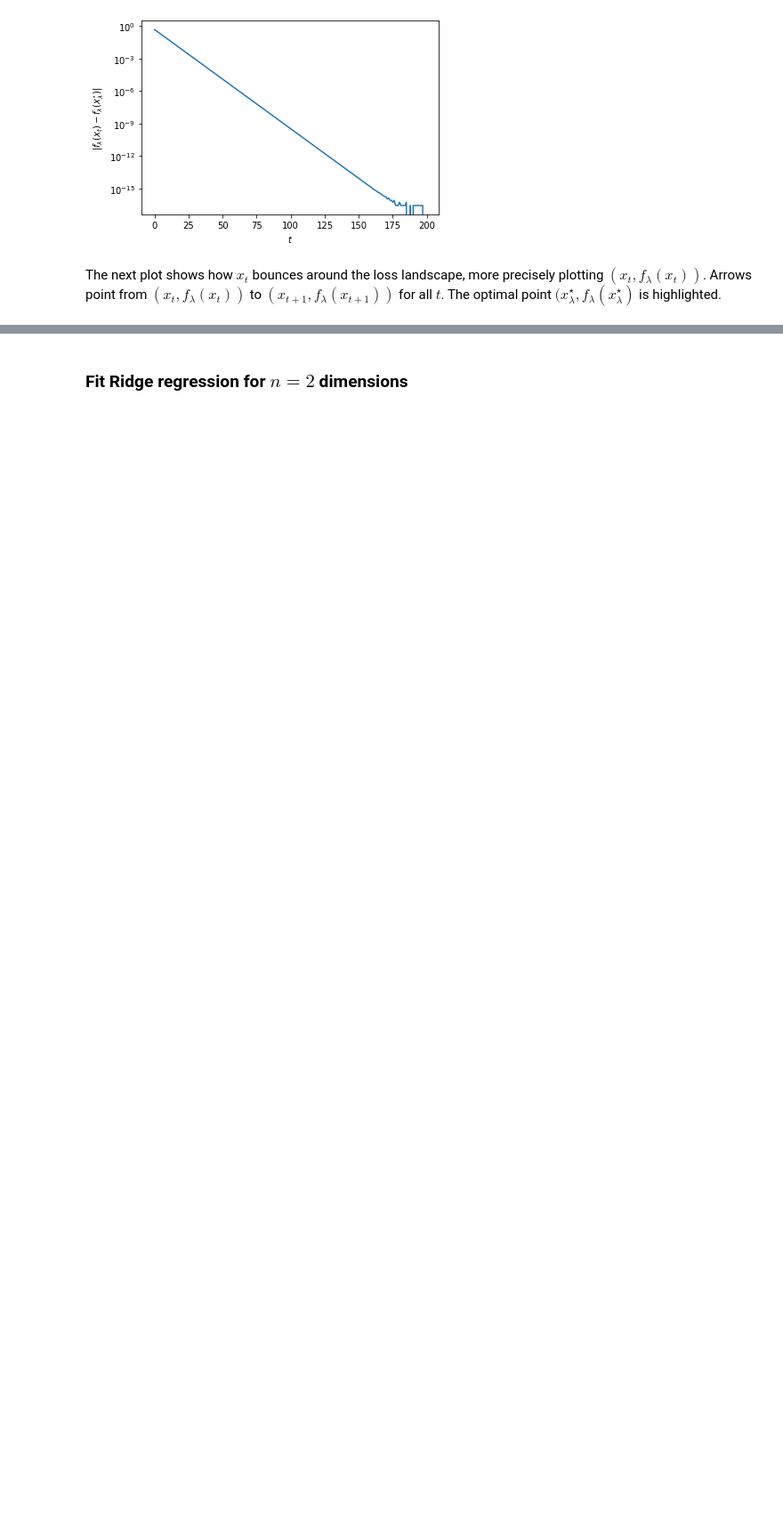
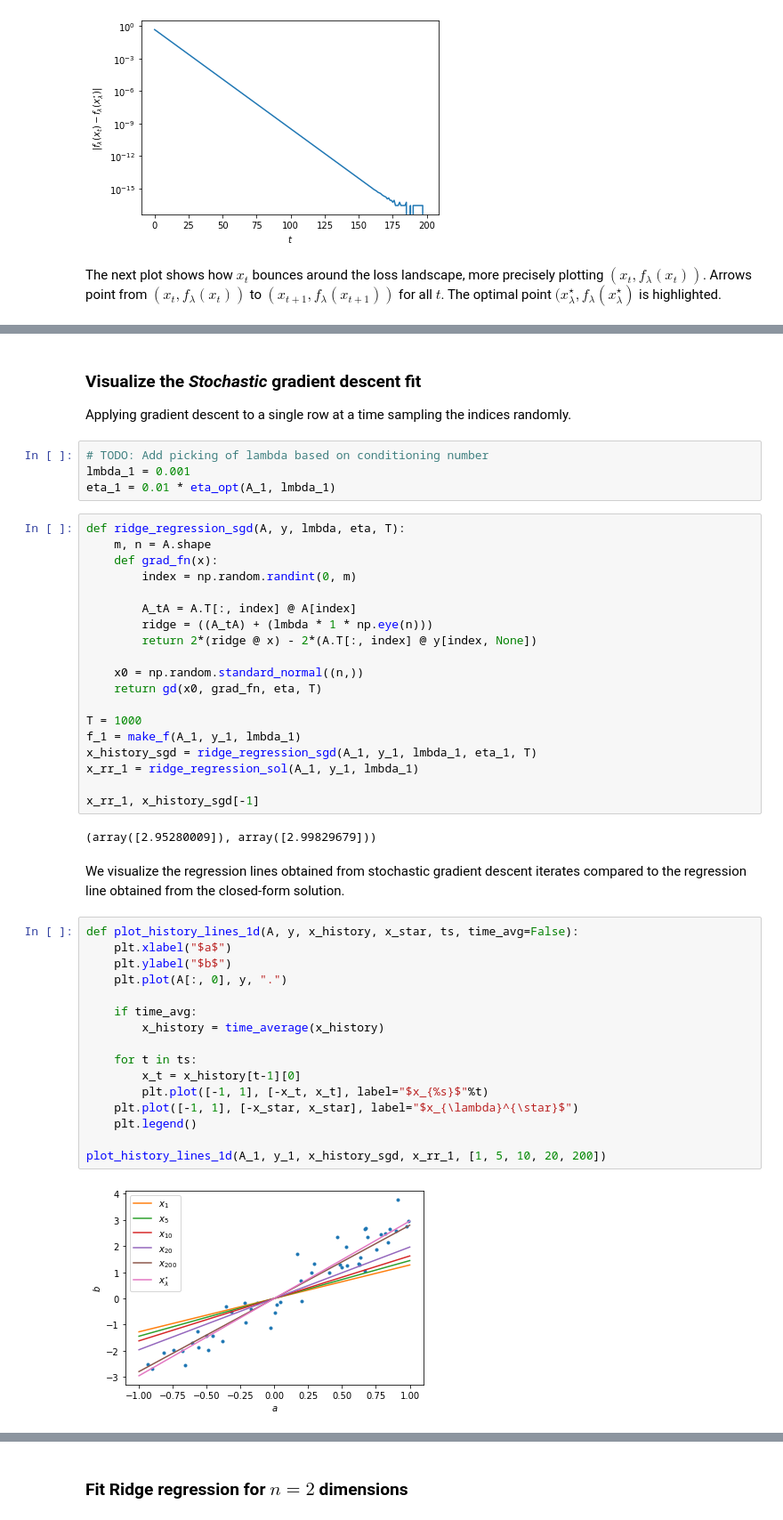
Before and after one commit to RobvanGastel/optimization-ml, a Jupyter notebook: Gradient_descent_convergence.ipynb, the cells around one changed output, grey strips where cells are left out. Shown at 89% size. Cells and saved outputs as stored; diff of their text form; blank space fills up the shorter version.

Commit message:
Add stochastic gradient descent

```diff
--- a/Gradient_descent_convergence.ipynb
+++ b/Gradient_descent_convergence.ipynb
@@ -215,2 +215,50 @@ plot_x_trajectory_1d(f_1, x_history_1, x_rr_1)
 # %% [output]
 [figure]
+# %% [markdown]
+### Visualize the *Stochastic* gradient descent fit
+Applying gradient descent to a single row at a time sampling the indices randomly.
+# %%
+# TODO: Add picking of lambda based on conditioning number
+lmbda_1 = 0.001
+eta_1 = 0.01 * eta_opt(A_1, lmbda_1)
+# %%
+def ridge_regression_sgd(A, y, lmbda, eta, T):
+    m, n = A.shape
+    def grad_fn(x):
+        index = np.random.randint(0, m)
+
+        A_tA = A.T[:, index] @ A[index]
+        ridge = ((A_tA) + (lmbda * 1 * np.eye(n)))
+        return 2*(ridge @ x) - 2*(A.T[:, index] @ y[index, None])
+
+    x0 = np.random.standard_normal((n,))
+    return gd(x0, grad_fn, eta, T)
+
+T = 1000
+f_1 = make_f(A_1, y_1, lmbda_1)
+x_history_sgd = ridge_regression_sgd(A_1, y_1, lmbda_1, eta_1, T)
+x_rr_1 = ridge_regression_sol(A_1, y_1, lmbda_1)
+
+x_rr_1, x_history_sgd[-1]
+# %% [output]
+(array([2.95280009]), array([2.99829679]))
+# %% [markdown]
+We visualize the regression lines obtained from stochastic gradient descent iterates compared to the regression line obtained from the closed-form solution.
+# %%
+def plot_history_lines_1d(A, y, x_history, x_star, ts, time_avg=False):
+    plt.xlabel("$a$")
+    plt.ylabel("$b$")
+    plt.plot(A[:, 0], y, ".")
+
+    if time_avg:
+        x_history = time_average(x_history)
+
+    for t in ts:
+        x_t = x_history[t-1][0]
+        plt.plot([-1, 1], [-x_t, x_t], label="$x_{%s}$"%t)
+    plt.plot([-1, 1], [-x_star, x_star], label="$x_{\lambda}^{\star}$")
+    plt.legend()
+
+plot_history_lines_1d(A_1, y_1, x_history_sgd, x_rr_1, [1, 5, 10, 20, 200])
+# %% [output]
+[figure, added]
```
Also changed, not shown: parts of 13 cells of this notebook, 1 other file.
